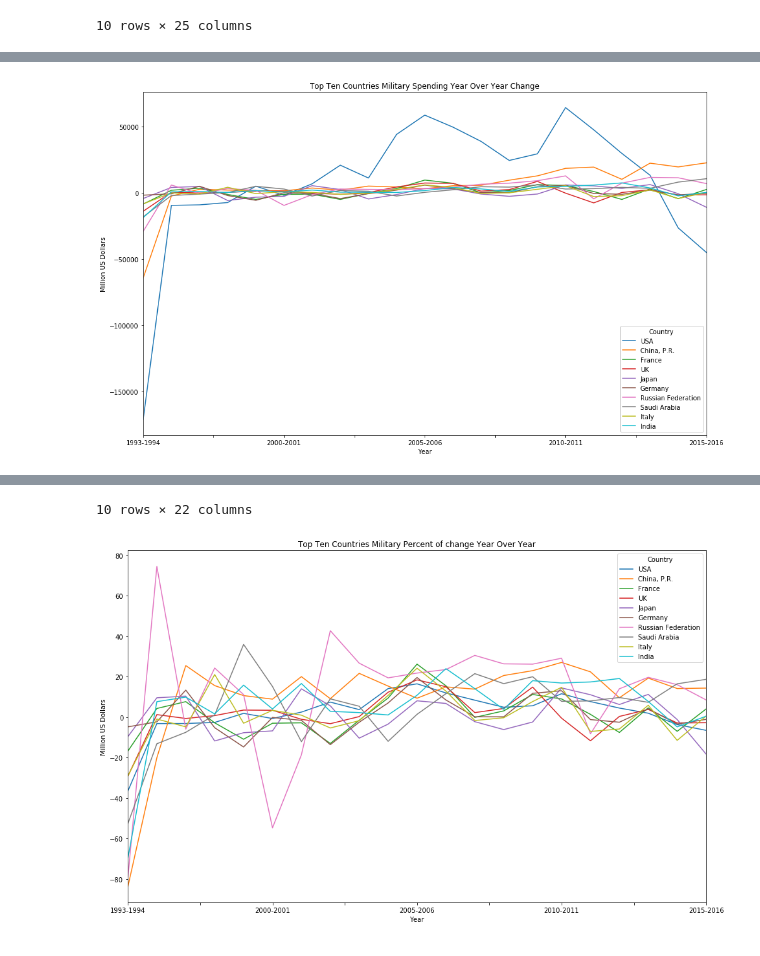
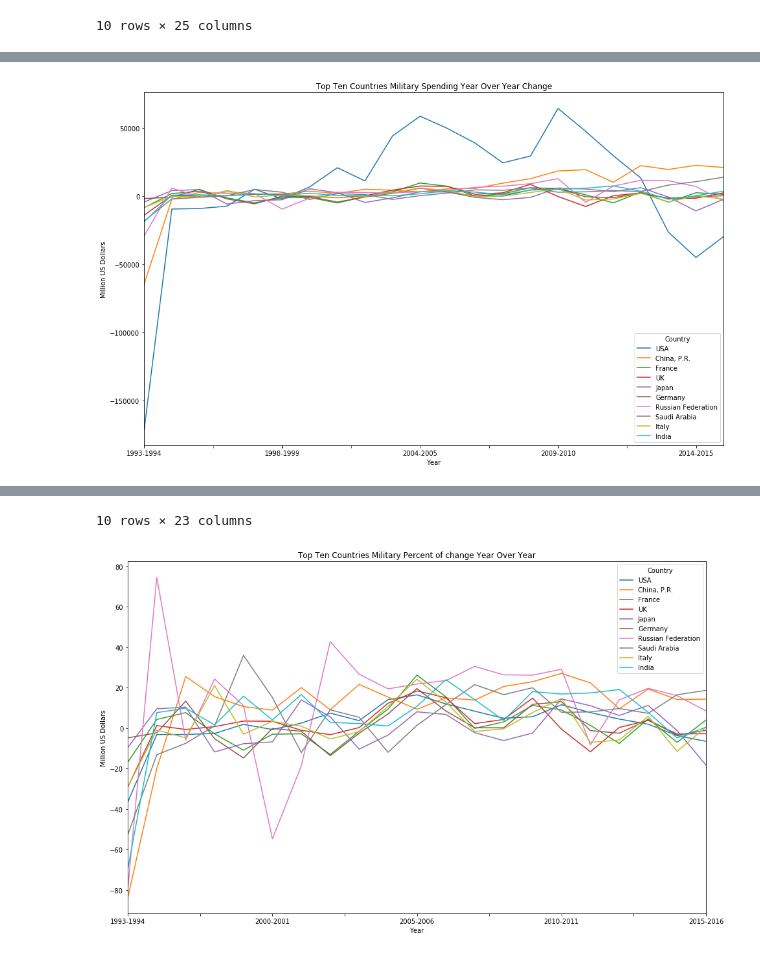
Before and after one commit to pjordan34/defense_spending, a Jupyter notebook: defense_spending_analysis.ipynb, the cells around one changed output, grey strips where cells are left out. Drawn from its saved outputs; the diff is of its cells as text; code cells hidden in the pictures.

Commit message:
updates to column names

```diff
--- a/defense_spending_analysis.ipynb
+++ b/defense_spending_analysis.ipynb
@@ -36,10 +35,10 @@ Current_USD_years = Current_USD.iloc[:,45:69]
 Current_USD_years.dropna(how='any', inplace = True)
 # %%
 # create a new column for the average
-Current_USD_years['Spending Average']= Current_USD_years.mean(axis=1)
+Current_USD_years['Spending_Average']= Current_USD_years.mean(axis=1)
 # %%
 #Military Spending of Top Ten Countries
-sort_Current_USD =Current_USD_years.sort_values(by='Spending Average',ascending=False)
+sort_Current_USD =Current_USD_years.sort_values(by='Spending_Average',ascending=False)
 topten_Current_USD=sort_Current_USD.head(10)
 topten_Current_USD
 # %% [output]
@@ -142,32 +154,32 @@ plt.show()
 # %%
 ##Single out the fastest growing countries in military spending in fixed value and in percentage
 
 
 #Graph change year over year
 result = []
 i =0
-for i in range(21):
+for i in range(22):
     current = topten_Current_USD.iloc[:,i]
     previous=topten_Current_USD.iloc[:,i-1]
     diff=current-previous
     --i
     result.append(diff)
 result
 diff_result=(pd.concat(result, axis=1))
 #diff_result=diff_result.iloc[:,1:21]
-diff_result.columns=['1993-1994','1994-1995','1995-1996','1997-1998','1998-1999','2000-2001','2001-2002','2002-2003','2003-2004','2004-2005', '2005-2006', '2006-2007', '2007-2008','2008-2009', '2009-2010', '2010-2011', '2011-2012', '2012-2013', '2013-2014', '2014-2015', '2015-2016']
+diff_result.columns=['1993-1994','1994-1995','1995-1996','1996-1997','1997-1998','1998-1999','2000-2001','2001-2002','2002-2003','2003-2004','2004-2005', '2005-2006', '2006-2007', '2007-2008','2008-2009', '2009-2010', '2010-2011', '2011-2012', '2012-2013', '2013-2014', '2014-2015', '2015-2016']
 diff_result.T.plot(kind='line', figsize=(16,10))
 plt.legend.loc=("best")
 plt.xlabel('Year')
 plt.ylabel('Million US Dollars')
 plt.title('Top Ten Countries Military Spending Year Over Year Change')
 plt.show()
 
 diff_result_mean = diff_result.copy(deep=True)
-diff_result_mean['Average Change']=diff_result_mean.mean(axis=1)
+diff_result_mean['Average_Change']=diff_result_mean.mean(axis=1)
 
 #Sort according to order
-sort_diff_result_mean=diff_result_mean.sort_values(by='Average Change', ascending = False)
+sort_diff_result_mean=diff_result_mean.sort_values(by='Average_Change', ascending = False)
 sort_diff_result_mean
 # %% [output]
-[figure, old version]
+[figure, new version]
@@ -183,7 +195,7 @@ sort_diff_result_mean
 | Germany | -1895.901637 | -884.767593 | 4828.420578 | -2168.818447 | -5772.312724 | -71.116868 | -542.451419 | -4454.014851 | -724.732847 | ... |
 | Italy | -8426.100016 | -202.429334 | -988.281937 | 4066.827315 | -718.181030 | 754.253769 | 215.706379 | -1282.678667 | -405.117757 | ... |
 | Japan | -4404.791554 | 3931.657861 | 4676.079154 | -5914.568557 | -3412.264072 | -2785.827965 | 5273.885862 | 2386.775322 | -4751.706593 | ... |
-10 rows × 22 columns
+10 rows × 23 columns
 # %%
 #Adjust Graph to display percent change year over year
 perc_result = []
```
Also changed, not shown: parts of 10 cells of this notebook.
